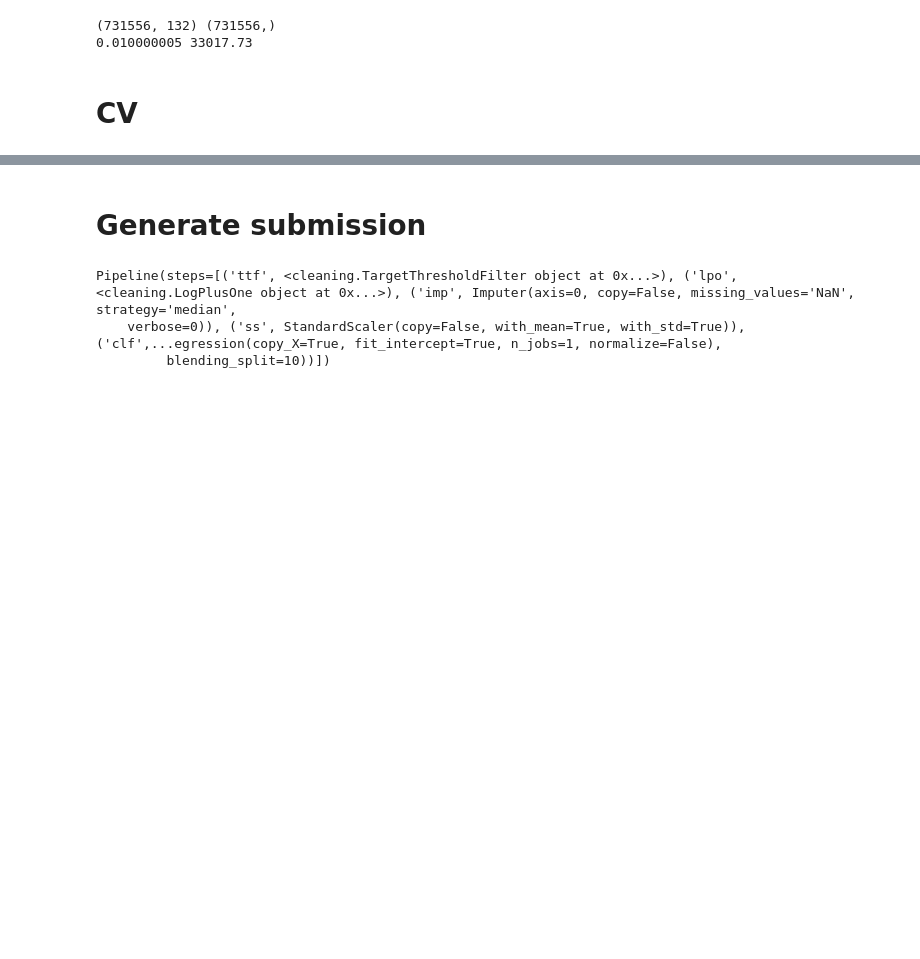
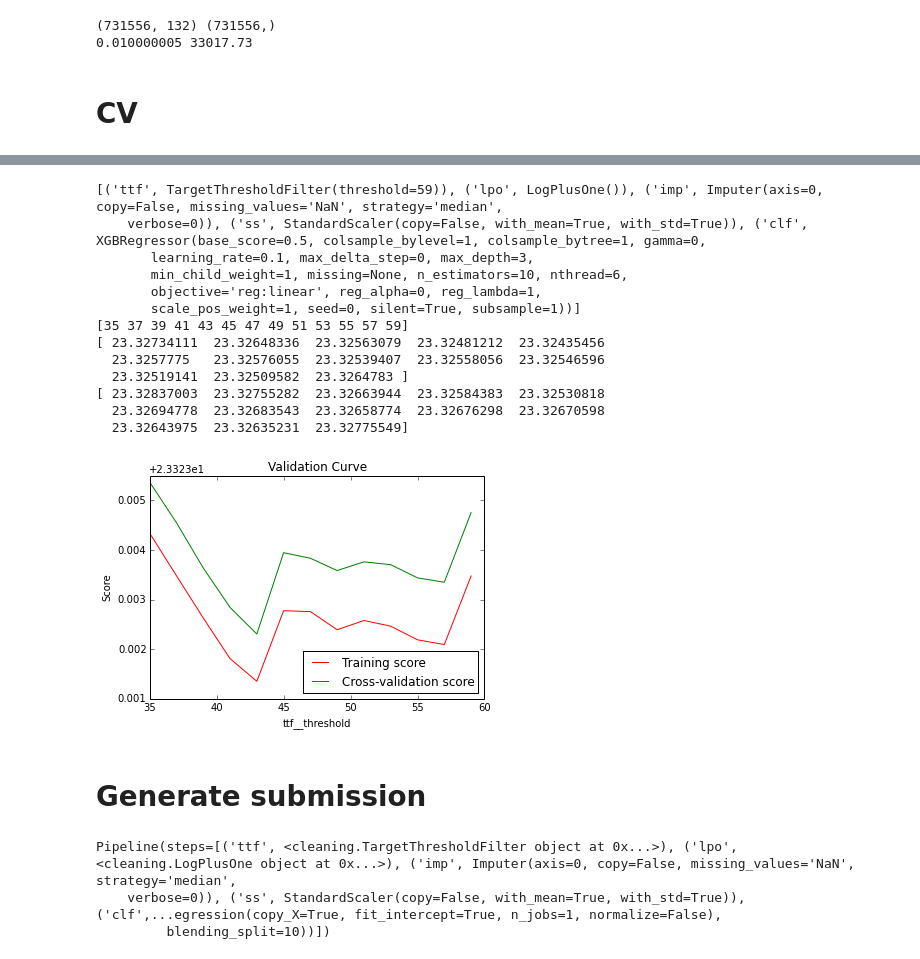
Before and after one commit to zaxliu/howmuchrainii, a Jupyter notebook: lewis/ml_test_ttf_1122.ipynb, the cells around one changed output, grey strips where cells are left out. Saved outputs shown, nothing was run; the diff lists cells and outputs as text; code cells hidden in the pictures; blank space fills up the shorter version.

```diff
--- a/lewis/ml_test_ttf_1122.ipynb
+++ b/lewis/ml_test_ttf_1122.ipynb
@@ -93,3 +151,33 @@ plt.show()
+# %%
+print pip.get_params()['steps']
+print param_range
+print train_scores_mean
+print test_scores_mean
+# Plotting the validation curver, i.e. trn/val error versus parameter value
+plt.title("Validation Curve")
+plt.xlabel(param_name)
+plt.ylabel("Score")
+plt.plot(param_range, train_scores_mean, label="Training score", color="r")
+# plt.fill_between(param_range, train_scores_mean - train_scores_std, train_scores_mean + train_scores_std, alpha=0.2, color="r")
+plt.plot(param_range, test_scores_mean, label="Cross-validation score", color="g")
+# plt.fill_between(param_range, test_scores_mean - test_scores_std, test_scores_mean + test_scores_std, alpha=0.2, color="g")
+plt.legend(loc="best")
+plt.show()
+# %% [output]
+[('ttf', TargetThresholdFilter(threshold=59)), ('lpo', LogPlusOne()), ('imp', Imputer(axis=0, copy=False, missing_values='NaN', strategy='median',
+    verbose=0)), ('ss', StandardScaler(copy=False, with_mean=True, with_std=True)), ('clf', XGBRegressor(base_score=0.5, colsample_bylevel=1, colsample_bytree=1, gamma=0,
+       learning_rate=0.1, max_delta_step=0, max_depth=3,
+       min_child_weight=1, missing=None, n_estimators=10, nthread=6,
+       objective='reg:linear', reg_alpha=0, reg_lambda=1,
+       scale_pos_weight=1, seed=0, silent=True, subsample=1))]
+[35 37 39 41 43 45 47 49 51 53 55 57 59]
+[ 23.32734111  23.32648336  23.32563079  23.32481212  23.32435456
+  23.3257775   23.32576055  23.32539407  23.32558056  23.32546596
+  23.32519141  23.32509582  23.3264783 ]
+[ 23.32837003  23.32755282  23.32663944  23.32584383  23.32530818
+  23.32694778  23.32683543  23.32658774  23.32676298  23.32670598
+  23.32643975  23.32635231  23.32775549]
+[figure, added]
 # %% [markdown]
 # Generate submission
 # %%
```
Also changed, not shown: parts of 6 cells of this notebook, 3 other files.
